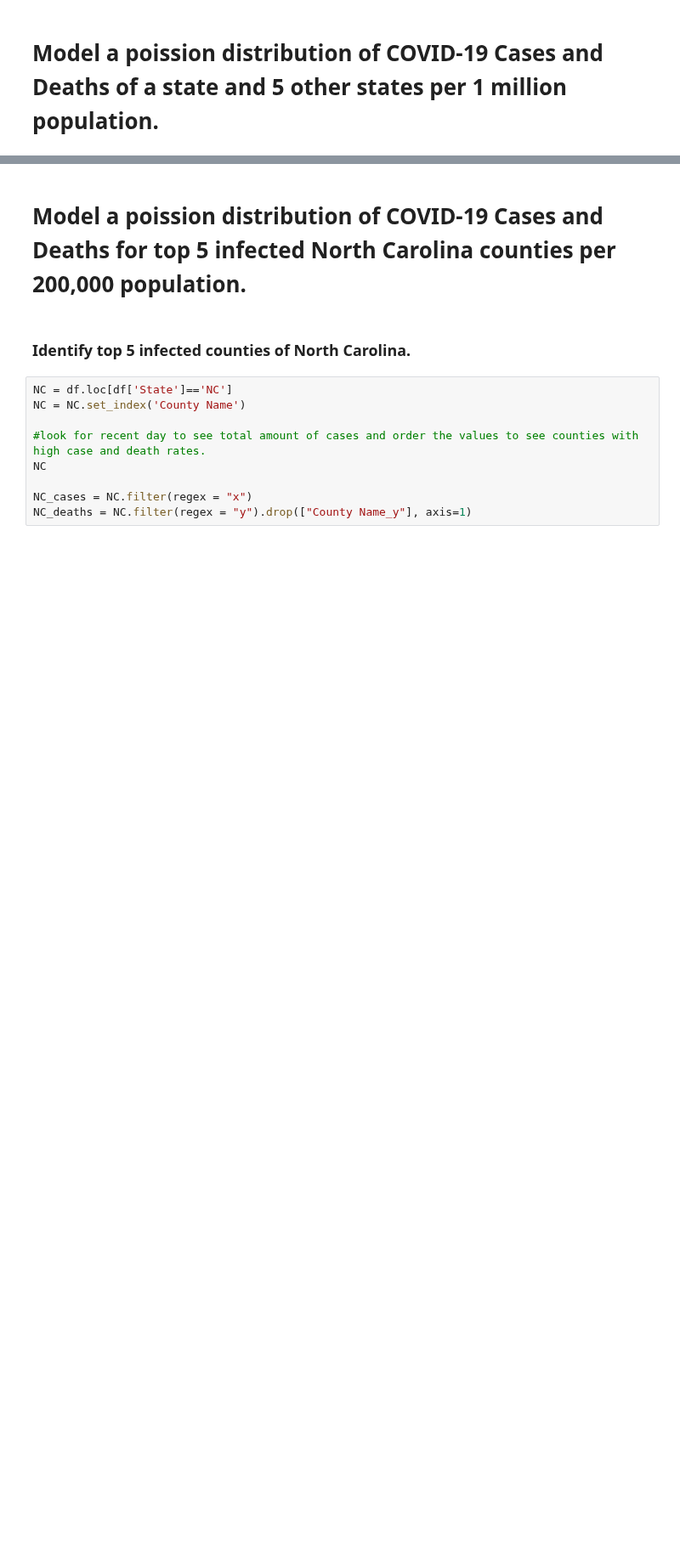
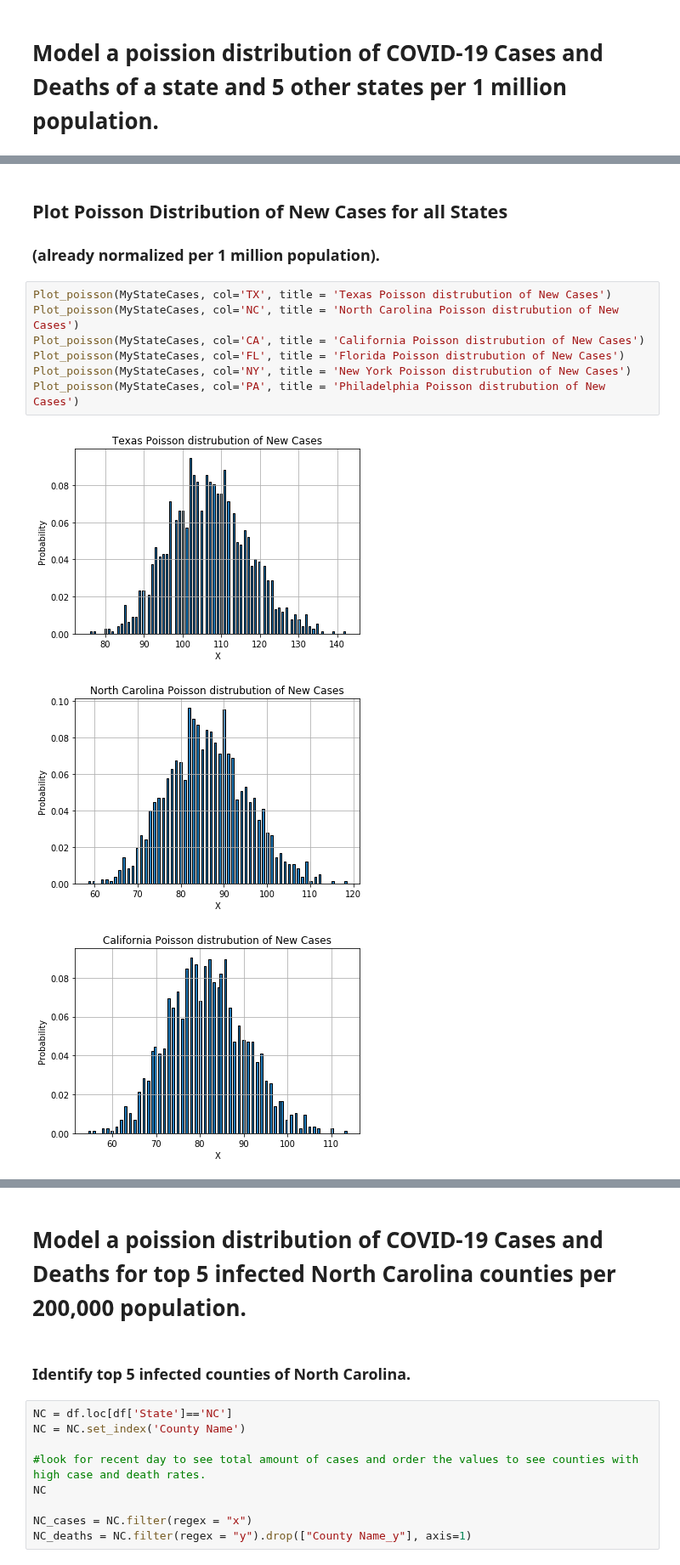
Before and after one commit to HarinB4/Covid-19DataProject, a Jupyter notebook: src/Stage_II/Badesha/Task 2.ipynb, the cells around one changed output, grey strips where cells are left out. Shown at 85% size. Saved outputs shown, nothing was run; the diff lists cells and outputs as text; blank space fills up the shorter version.

```diff
--- a/src/Stage_II/Badesha/Task 2.ipynb
+++ b/src/Stage_II/Badesha/Task 2.ipynb
@@ -239,0 +149,14 @@ MyStateDeaths
+# %% [markdown]
+## Plot Poisson Distribution of New Cases for all States
+### (already normalized per 1 million population).
+# %%
+Plot_poisson(MyStateCases, col='TX', title = 'Texas Poisson distrubution of New Cases')
+Plot_poisson(MyStateCases, col='NC', title = 'North Carolina Poisson distrubution of New Cases')
+Plot_poisson(MyStateCases, col='CA', title = 'California Poisson distrubution of New Cases')
+Plot_poisson(MyStateCases, col='FL', title = 'Florida Poisson distrubution of New Cases')
+Plot_poisson(MyStateCases, col='NY', title = 'New York Poisson distrubution of New Cases')
+Plot_poisson(MyStateCases, col='PA', title = 'Philadelphia Poisson distrubution of New Cases')
+# %% [output]
+[figure, added]
+[figure, added]
+[figure, added]
```
Also changed, not shown: parts of 31 cells of this notebook, 3 other files.
